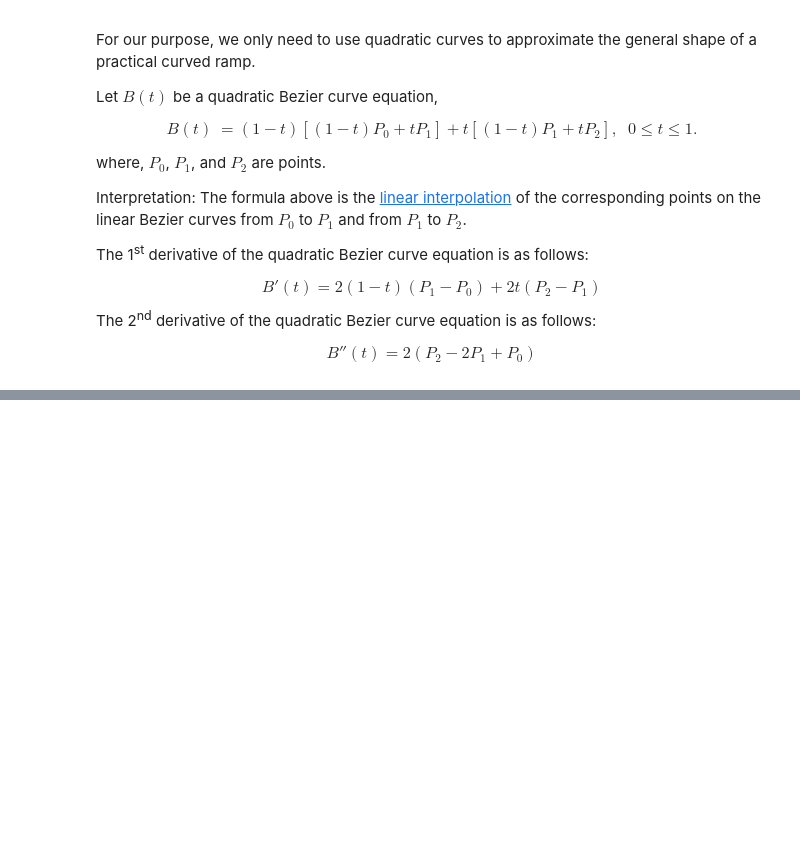
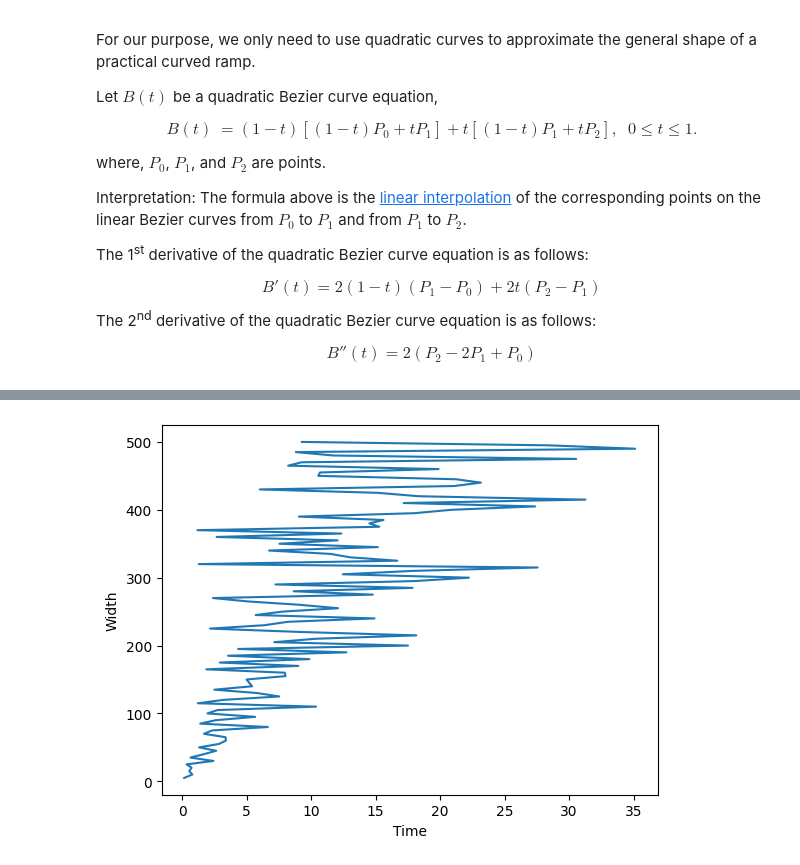
Before and after one commit to Atishaya7777/brachistochrone-trajectory, a Jupyter notebook: main.ipynb, the cells around one changed output, grey strips where cells are left out. Saved outputs shown, nothing was run; the diff lists cells and outputs as text; code cells hidden in the pictures; blank space fills up the shorter version.

```diff
--- a/main.ipynb
+++ b/main.ipynb
@@ -366,0 +476,15 @@ $$B''(t)=2(P_2 - 2P_1 + P_0)$$
+# %%
+time_list: list[float] = []
+width_list: list[float] = []
+WIDTH: float = 5.0
+HEIGHT: float = 5.0
+
+for i in range(100):
+    current_width: float = WIDTH * (i + 1)
+    width_list.append(current_width)
+    time_taken: float = calc_time_bezier(current_width, HEIGHT)
+    time_list.append(time_taken)
+
+plot_two_val(time_list, width_list, "Time", "Width")
+# %% [output]
+[figure, added]
```
Also changed, not shown: parts of 4 cells of this notebook.
